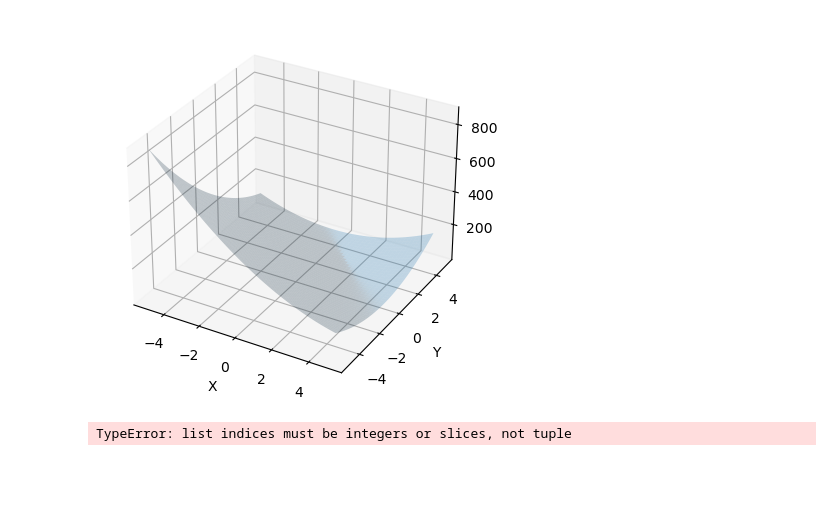
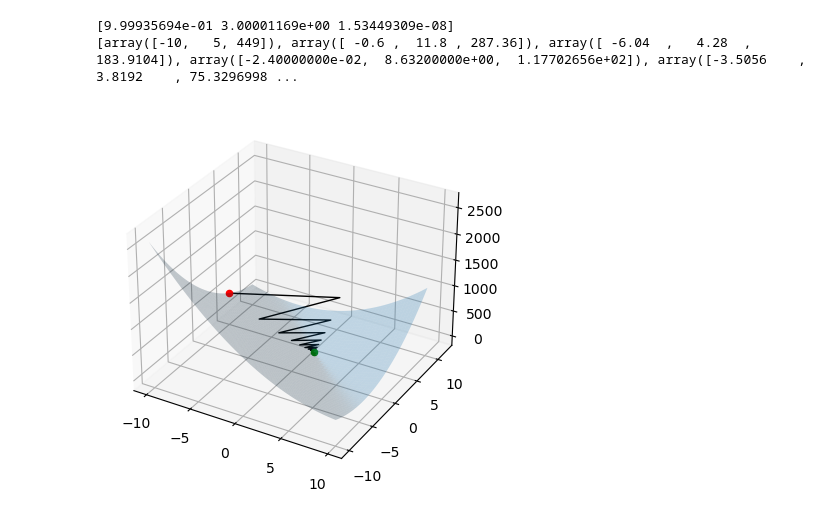
Before and after one commit to IvanPants/ML, a Jupyter notebook: Lr_1/Lr1.ipynb, the cells around one changed output. Drawn from its saved outputs; the diff is of its cells as text; code cells hidden in the pictures; blank space fills up the shorter version.

```diff
--- a/Lr_1/Lr1.ipynb
+++ b/Lr_1/Lr1.ipynb
@@ -109,7 +146,25 @@ print(result)
-# %%
-n = drow_classical_gd()
-n.create_graph(b)
-n.drow_classical_gd(b)
-# %% [output]
-[figure, removed]
-TypeError: list indices must be integers or slices, not tuple
+# %%
+def draw_classical_gd(fun):
+    fig = plt.figure()
+    ax = plt.axes(projection = '3d')
+    x = np.linspace(-10, 10, 100)
+    y = np.linspace(-10, 10, 100)
+    x_grid, y_grid = np.meshgrid(x,y)
+    z_grid = fun.f(x_grid, y_grid)
+
+    ax.plot_surface(x_grid, y_grid, z_grid, alpha=0.25)
+    grad_range = range(len(fun.gradient))
+    x = [fun.gradient[i][0] for i in grad_range]
+    y = [fun.gradient[i][1] for i in grad_range]
+    z = [fun.gradient[i][2] for i in grad_range]
+    ax.plot(x, y, z, color='black',linewidth=1)
+    ax.scatter3D(x[0], y[0], z[0], color='red')
+    ax.scatter3D(x[-1], y[-1], z[-1], color = 'green')
+# %%
+draw_classical_gd(b)
+print(b.result)
+print(b.gradient)
+# %% [output]
+[9.99935694e-01 3.00001169e+00 1.53449309e-08]
+[array([-10,   5, 449]), array([ -0.6 ,  11.8 , 287.36]), array([ -6.04  ,   4.28  , 183.9104]), array([-2.40000000e-02,  8.63200000e+00,  1.17702656e+02]), array([-3.5056    ,  3.8192    , 75.3296998 ...
+[figure, added]
```
Also changed, not shown: parts of 27 cells of this notebook.
